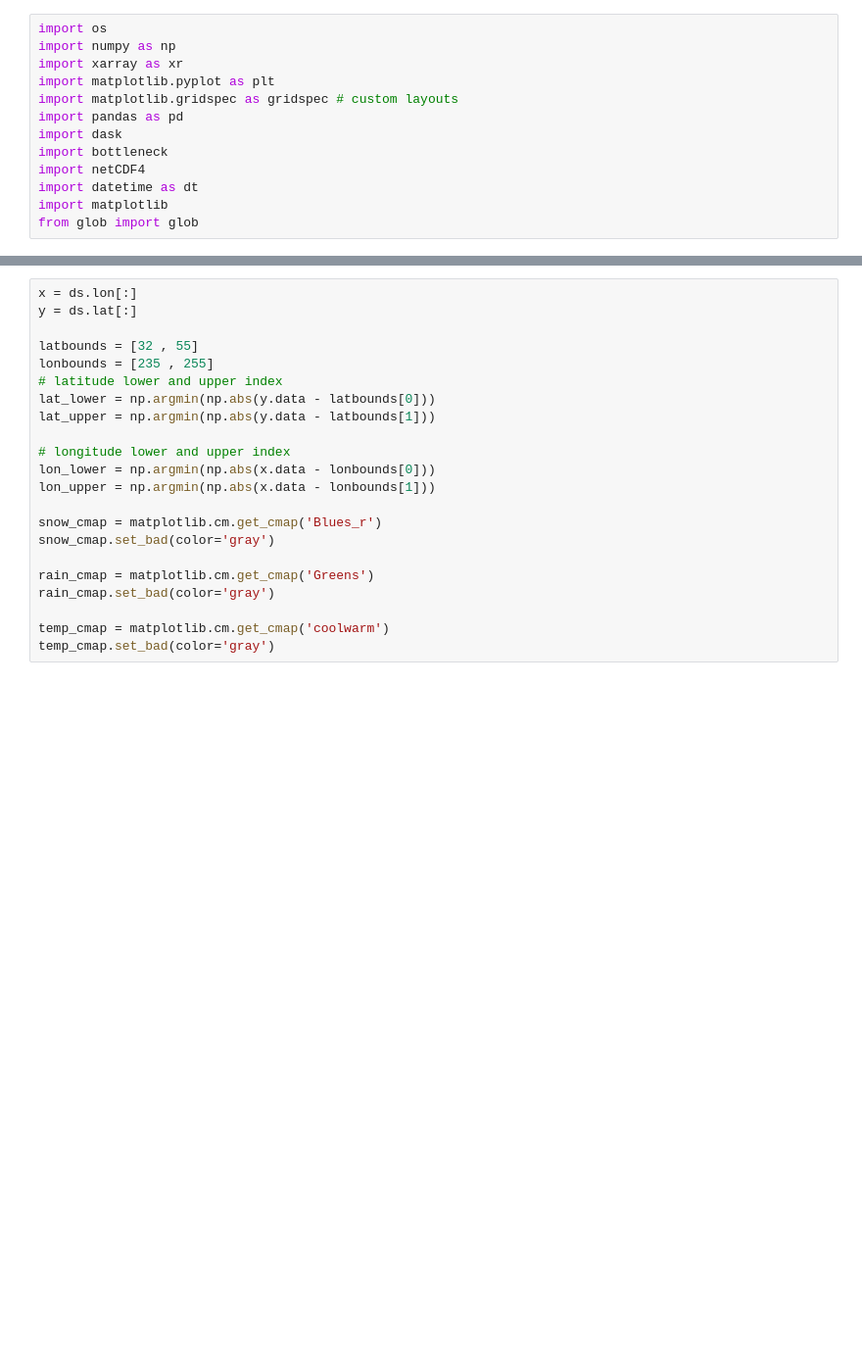
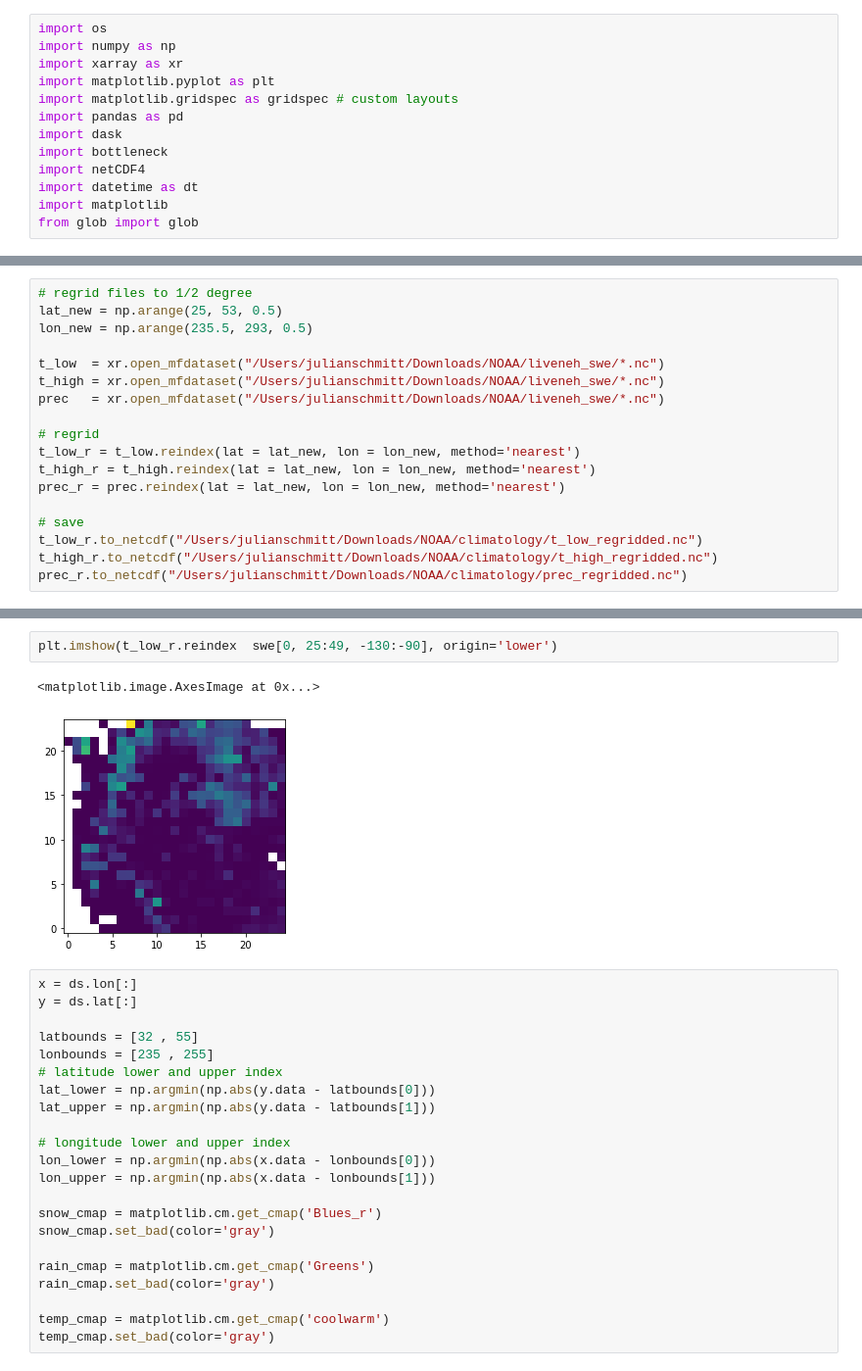
Before and after one commit to Julians42/SnowDroughts, a Jupyter notebook: notebooks/Livneh_Climatology_Investigation.ipynb, the cells around one changed output, grey strips where cells are left out. Shown at 98% size. Drawn from its saved outputs; the diff is of its cells as text; blank space fills up the shorter version.

```diff
--- a/notebooks/Livneh_Climatology_Investigation.ipynb
+++ b/notebooks/Livneh_Climatology_Investigation.ipynb
@@ -20,0 +21,18 @@ ds = ds.groupby('time.dayofyear').mean('time')
+# %%
+# regrid files to 1/2 degree
+lat_new = np.arange(25, 53, 0.5)
+lon_new = np.arange(235.5, 293, 0.5)
+
+t_low  = xr.open_mfdataset("/Users/julianschmitt/Downloads/NOAA/liveneh_swe/*.nc")
+t_high = xr.open_mfdataset("/Users/julianschmitt/Downloads/NOAA/liveneh_swe/*.nc")
+prec   = xr.open_mfdataset("/Users/julianschmitt/Downloads/NOAA/liveneh_swe/*.nc")
+
+# regrid
+t_low_r = t_low.reindex(lat = lat_new, lon = lon_new, method='nearest')
+t_high_r = t_high.reindex(lat = lat_new, lon = lon_new, method='nearest')
+prec_r = prec.reindex(lat = lat_new, lon = lon_new, method='nearest')
+
+# save
+t_low_r.to_netcdf("/Users/julianschmitt/Downloads/NOAA/climatology/t_low_regridded.nc")
+t_high_r.to_netcdf("/Users/julianschmitt/Downloads/NOAA/climatology/t_high_regridded.nc")
+prec_r.to_netcdf("/Users/julianschmitt/Downloads/NOAA/climatology/prec_regridded.nc")
@@ -21,3 +48,8 @@ ds = ds.groupby('time.dayofyear').mean('time')
+# %%
+plt.imshow(t_low_r.reindex  swe[0, 25:49, -130:-90], origin='lower')
+# %% [output]
+<matplotlib.image.AxesImage at 0x...>
+[figure, added]
 # %%
 x = ds.lon[:]
 y = ds.lat[:]
```
Also changed, not shown: parts of 8 cells of this notebook, 20 other files.
